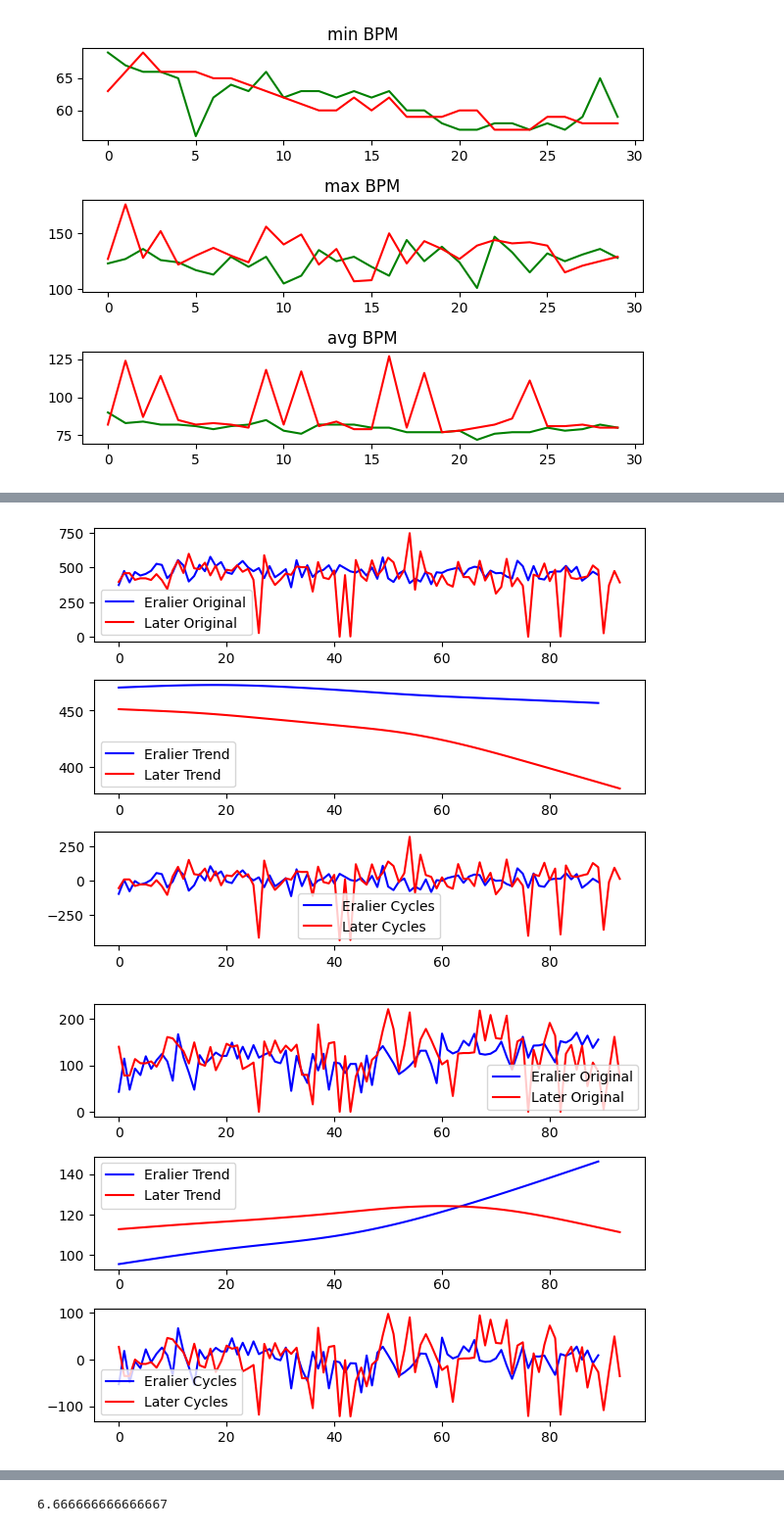
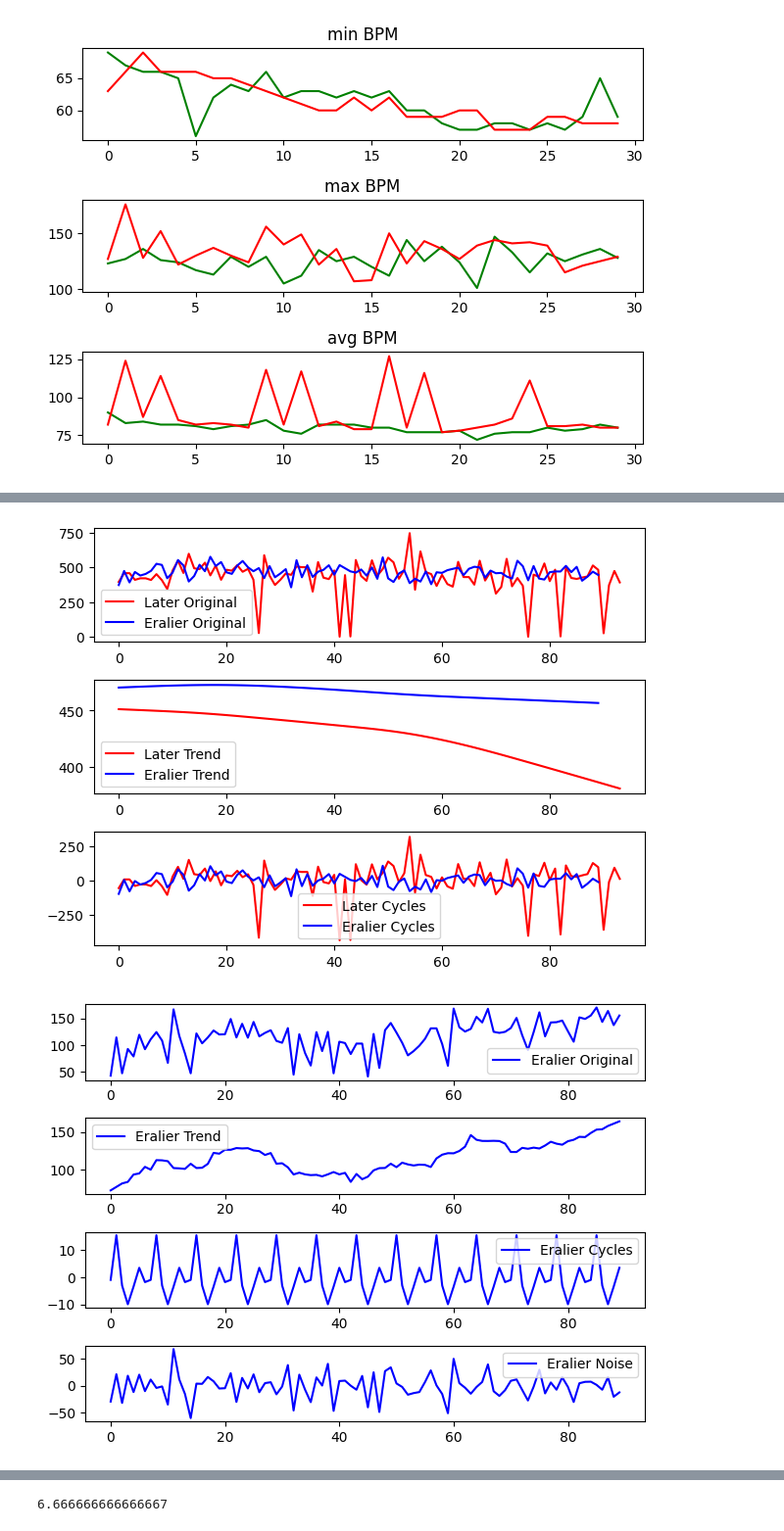
Before and after one commit to Alisa-lisa/conferences, a Jupyter notebook: EP_2023/TSAnalysis.ipynb, the cells around one changed output, grey strips where cells are left out. Shown: that part at 98% size. Saved outputs shown, nothing was run; the diff lists cells and outputs as text; code cells hidden in the pictures.

```diff
--- a/EP_2023/TSAnalysis.ipynb
+++ b/EP_2023/TSAnalysis.ipynb
@@ -198,12 +198,10 @@ def plot_raw_timeseries(df_in: pd.DataFrame, start: str, end: str, duration: int
                                 normalize=normalize)
             trend2, cycles2, noise2 = decompose(second_period)
             cycles2, trend2 = sm.tsa.filters.hpfilter(second_period, 1600 * 3 ** 4)
+            plot_decomposition(second_period.tolist(), trend2, cycles2, noise2, 'red', 'Later')
 
     plot_decomposition(first_period.tolist(), trend1, cycles1, noise1, 'blue', 'Eralier')
 
-    if multiple:
-        plot_decomposition(second_period.tolist(), trend2, cycles2, noise2, 'red', 'Later')
-
     fig.tight_layout()
 # %%
 %%capture --no-display
@@ -218,21 +216,21 @@ plot_raw_timeseries(df_in = df_sleep,
                     multiple=True,
                     hp_on=True)
 # %% [output]
-[figure, old version]
+[figure, new version]
 # %%
 %%capture --no-display
 plot_raw_timeseries(df_in = df_sleep,
                     start='2022-01-01',
                     end='2023-01-01', duration=90,
                     column='deep_sleep_duration',
                     date_column='day',
                     date_is_string=False,
                     aggregation='sum',
                     normalize=True,
                     multiple=True,
-                    hp_on=True)
+                    hp_on=False)
 # %% [output]
-[figure, old version]
+[figure, new version]
 # %%
 %%capture --no-display
 plot_raw_timeseries(df_in = df_sleep,
```
Also changed, not shown: parts of 3 cells of this notebook, 2 other files.
